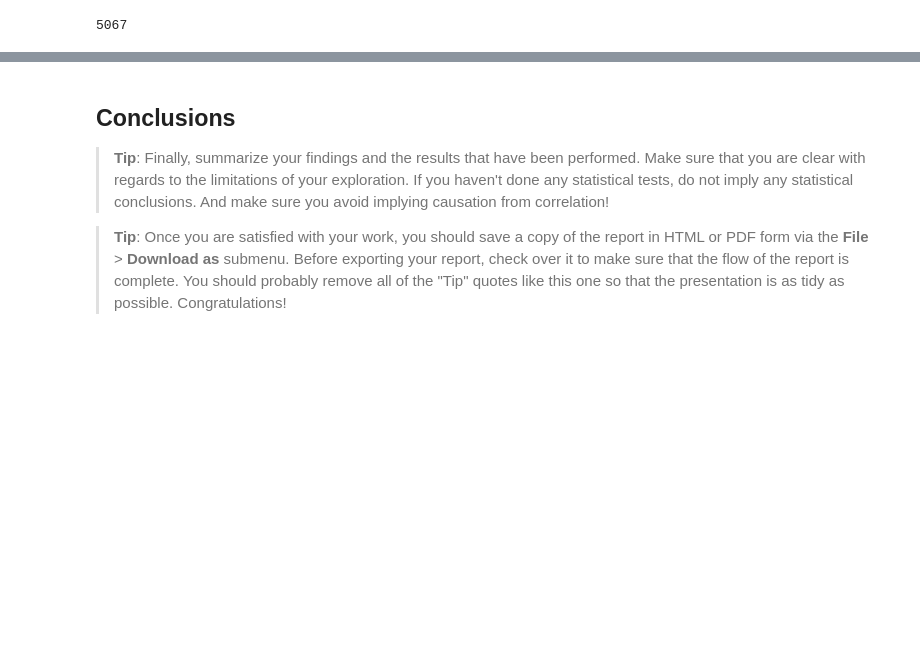
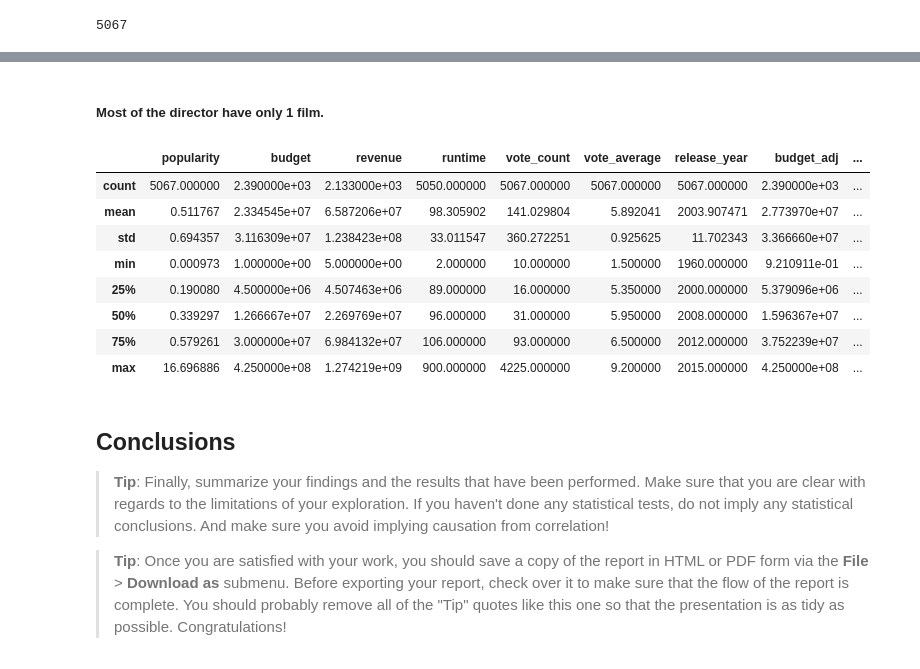
Before and after one commit to KaoriMI/Project_Investigate_a_Dataset, a Jupyter notebook: investigate-a-dataset-template.ipynb, the cells around one changed output, grey strips where cells are left out. Saved outputs shown, nothing was run; the diff lists cells and outputs as text; code cells hidden in the pictures; blank space fills up the shorter version.

```diff
--- a/investigate-a-dataset-template.ipynb
+++ b/investigate-a-dataset-template.ipynb
@@ -451,0 +449,15 @@ Name: original_title, Length: 5067, dtype: int64
+# %% [markdown]
+##### Most of the director have only 1 film.
+# %%
+# Find Check descriptive statistics  by director
+df_direct.groupby('director').mean().sort_values(by = 'vote_average', ascending = False).describe()
+# %% [output]
+|  | popularity | budget | revenue | runtime | vote_count | vote_average | release_year | budget_adj | ... |
+| count | 5067.000000 | 2.390000e+03 | 2.133000e+03 | 5050.000000 | 5067.000000 | 5067.000000 | 5067.000000 | 2.390000e+03 | ... |
+| mean | 0.511767 | 2.334545e+07 | 6.587206e+07 | 98.305902 | 141.029804 | 5.892041 | 2003.907471 | 2.773970e+07 | ... |
+| std | 0.694357 | 3.116309e+07 | 1.238423e+08 | 33.011547 | 360.272251 | 0.925625 | 11.702343 | 3.366660e+07 | ... |
+| min | 0.000973 | 1.000000e+00 | 5.000000e+00 | 2.000000 | 10.000000 | 1.500000 | 1960.000000 | 9.210911e-01 | ... |
+| 25% | 0.190080 | 4.500000e+06 | 4.507463e+06 | 89.000000 | 16.000000 | 5.350000 | 2000.000000 | 5.379096e+06 | ... |
+| 50% | 0.339297 | 1.266667e+07 | 2.269769e+07 | 96.000000 | 31.000000 | 5.950000 | 2008.000000 | 1.596367e+07 | ... |
+| 75% | 0.579261 | 3.000000e+07 | 6.984132e+07 | 106.000000 | 93.000000 | 6.500000 | 2012.000000 | 3.752239e+07 | ... |
+| max | 16.696886 | 4.250000e+08 | 1.274219e+09 | 900.000000 | 4225.000000 | 9.200000 | 2015.000000 | 4.250000e+08 | ... |
```
Also changed, not shown: parts of 4 cells of this notebook.
